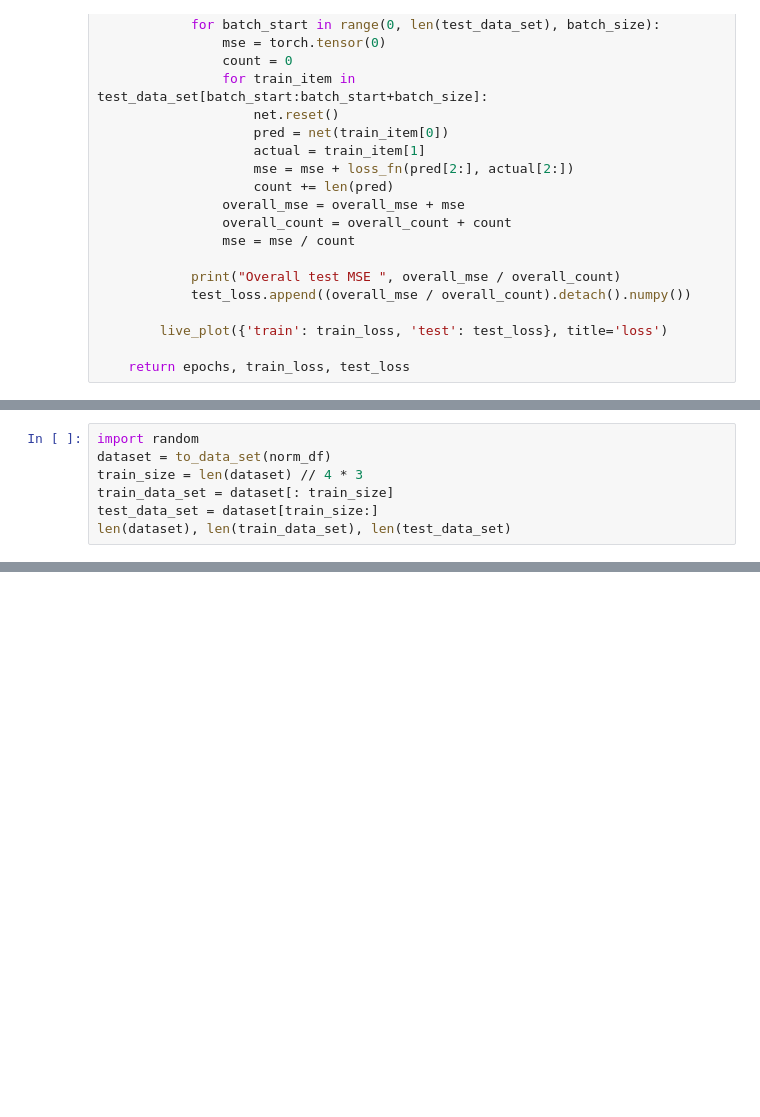
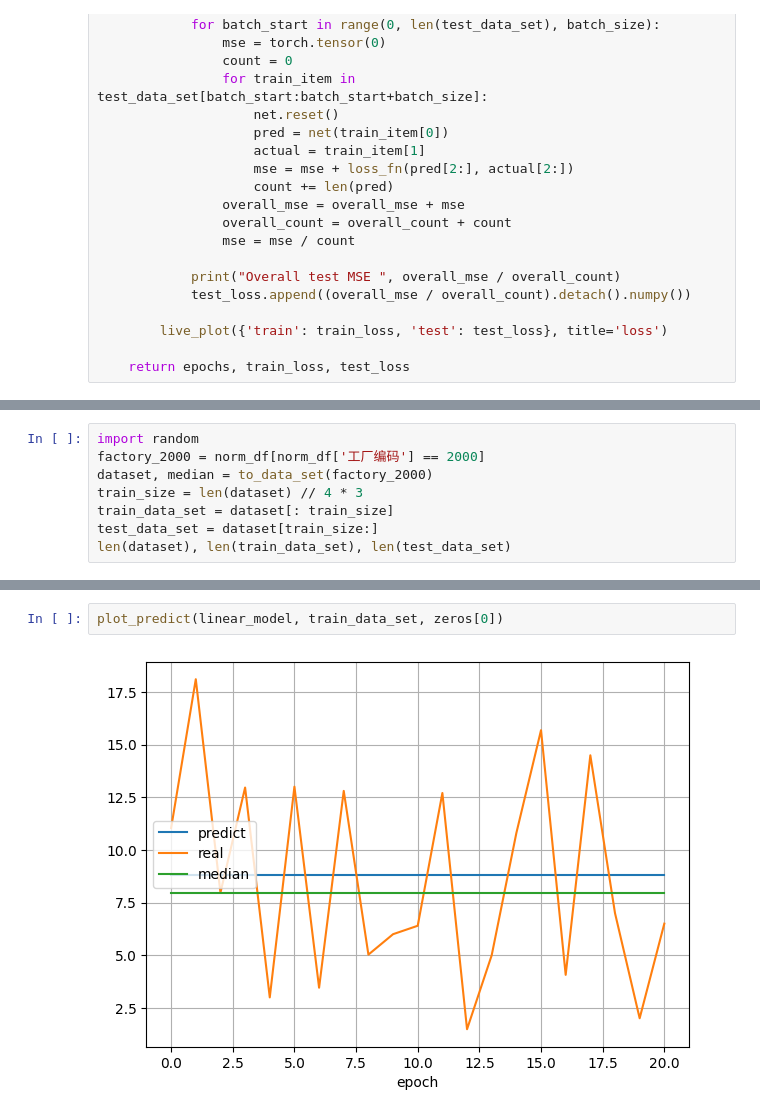
Before and after one commit to djwxfdt/mse-material-predict, a Jupyter notebook: lstm.ipynb, the cells around one changed output, grey strips where cells are left out. Saved outputs shown, nothing was run; the diff lists cells and outputs as text; blank space fills up the shorter version.

```diff
--- a/lstm.ipynb
+++ b/lstm.ipynb
@@ -335,6 +363,7 @@ def to_data_set(dataset):
 # %%
 import random
-dataset = to_data_set(norm_df)
+factory_2000 = norm_df[norm_df['工厂编码'] == 2000]
+dataset, median = to_data_set(factory_2000)
 train_size = len(dataset) // 4 * 3
 train_data_set = dataset[: train_size]
 test_data_set = dataset[train_size:]
@@ -397,0 +438,4 @@ train_loss[-1], test_loss[-1]
+# %%
+plot_predict(linear_model, train_data_set, zeros[0])
+# %% [output]
+[figure, added]
```
Also changed, not shown: parts of 24 cells of this notebook.
